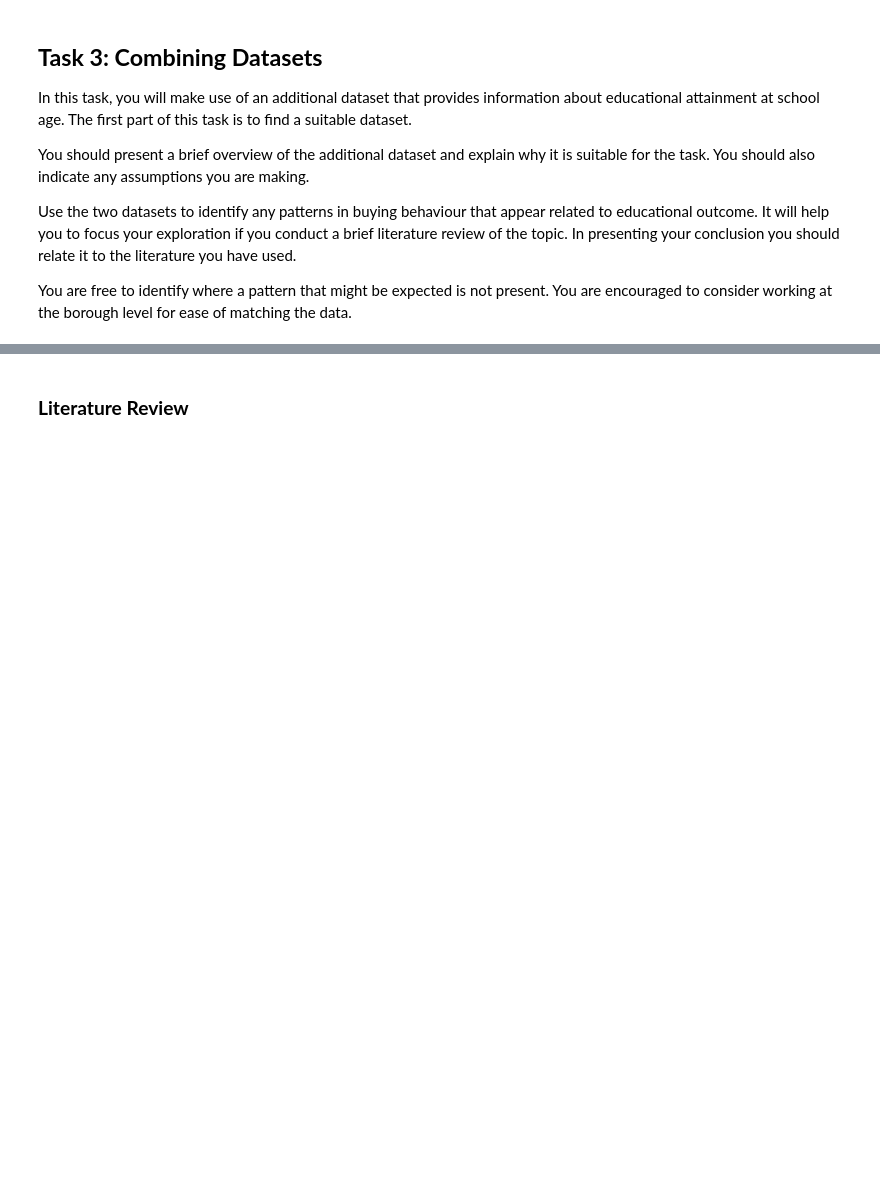
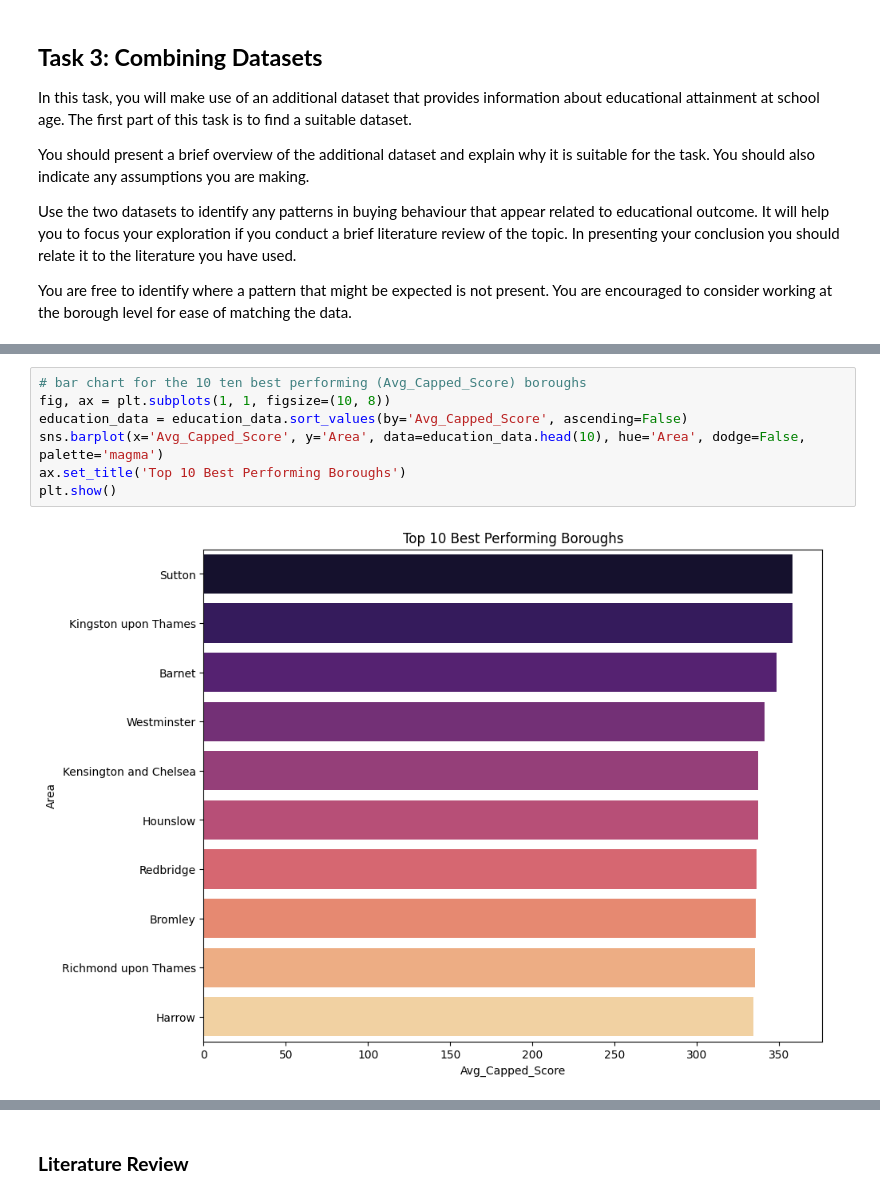
Before and after one commit to omarriyaz/Tesco_Grocery_and_Educational_Attainment, a Jupyter notebook: Code/Analysis.ipynb, the cells around one changed output, grey strips where cells are left out. Cells and saved outputs as stored; diff of their text form; blank space fills up the shorter version.

```diff
--- a/Code/Analysis.ipynb
+++ b/Code/Analysis.ipynb
@@ -690,0 +872,9 @@ The dataset does not include data about the City of London borough, thus we will
+# %%
+# bar chart for the 10 ten best performing (Avg_Capped_Score) boroughs
+fig, ax = plt.subplots(1, 1, figsize=(10, 8))
+education_data = education_data.sort_values(by='Avg_Capped_Score', ascending=False)
+sns.barplot(x='Avg_Capped_Score', y='Area', data=education_data.head(10), hue='Area', dodge=False, palette='magma')
+ax.set_title('Top 10 Best Performing Boroughs')
+plt.show()
+# %% [output]
+[figure, added]
```
Also changed, not shown: parts of 38 cells of this notebook.
